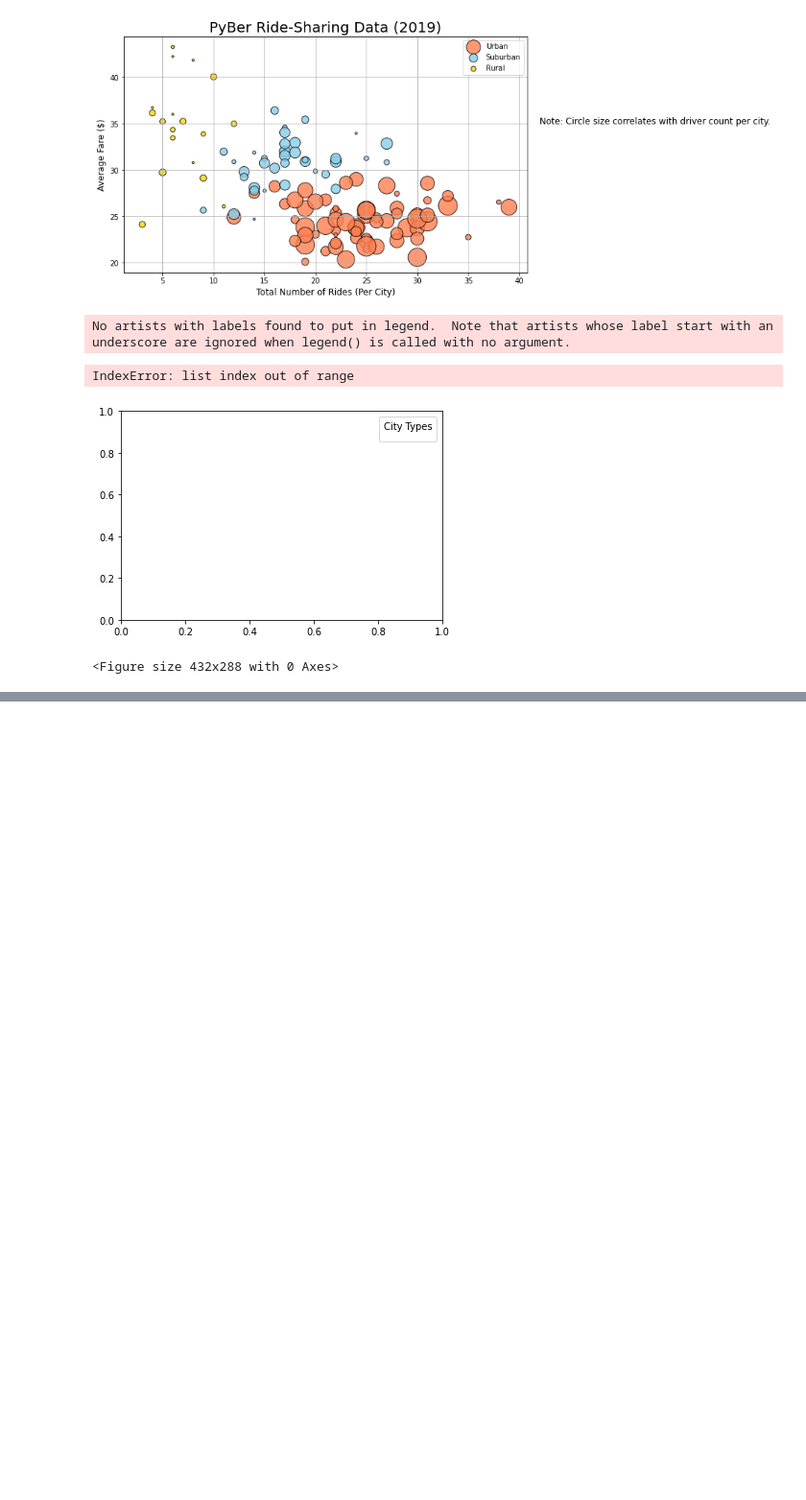
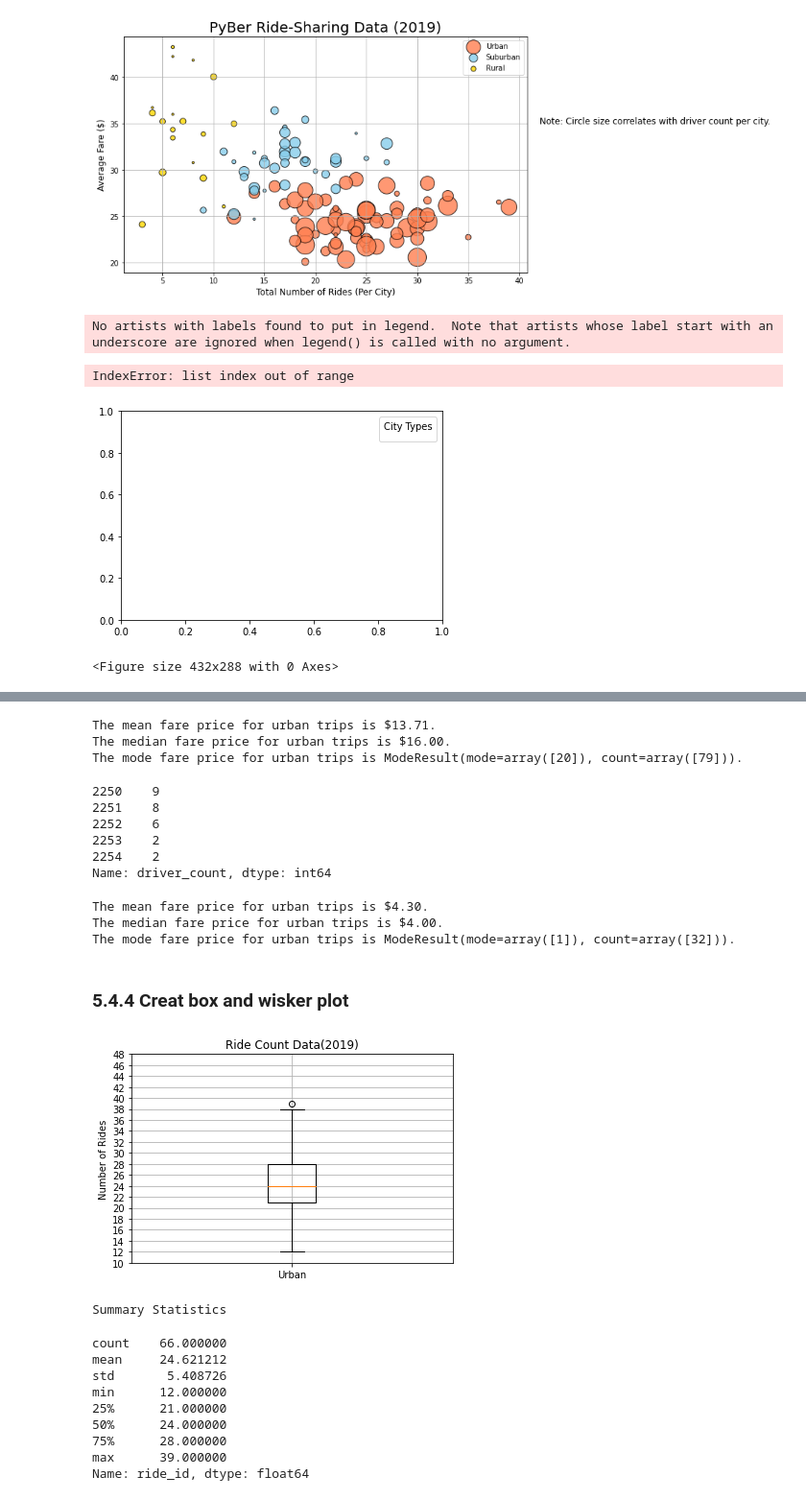
Before and after one commit to Rutgers-Data-Science-Bootcamp/-PyBer_Analysis, a Jupyter notebook: PyBer.ipynb, the cells around one changed output, grey strips where cells are left out. Shown: that part at 96% size. Cells and saved outputs as stored; diff of their text form; code cells hidden in the pictures; blank space fills up the shorter version.

```diff
--- a/PyBer.ipynb
+++ b/PyBer.ipynb
@@ -412,0 +680,40 @@ plt.savefig("Resources/Fig1.png")
+# %%
+# Calculate the measures of central tendency for the average fare for the urban cities.
+mean_suburban_drivers = np.mean(suburban_drivers)
+print(f"The mean fare price for urban trips is ${mean_suburban_drivers:.2f}.")
+
+median_suburban_drivers = np.median(suburban_drivers)
+print(f"The median fare price for urban trips is ${median_suburban_drivers:.2f}.")
+
+mode_suburban_drivers = sts.mode(suburban_drivers)
+print(f"The mode fare price for urban trips is {mode_suburban_drivers}.")
+# %% [output]
+The mean fare price for urban trips is $13.71.
+The median fare price for urban trips is $16.00.
+The mode fare price for urban trips is ModeResult(mode=array([20]), count=array([79])).
+# %%
+rural_drivers = rural_cities_df['driver_count']
+rural_drivers.head()
+# %% [output]
+2250    9
+2251    8
+2252    6
+2253    2
+2254    2
+Name: driver_count, dtype: int64
+# %%
+# Calculate the measures of central tendency for the average fare for the urban cities.
+mean_rural_drivers = np.mean(rural_drivers)
+print(f"The mean fare price for urban trips is ${mean_rural_drivers:.2f}.")
+
+median_rural_drivers = np.median(rural_drivers)
+print(f"The median fare price for urban trips is ${median_rural_drivers:.2f}.")
+
+mode_rural_drivers = sts.mode(rural_drivers)
+print(f"The mode fare price for urban trips is {mode_rural_drivers}.")
+# %% [output]
+The mean fare price for urban trips is $4.30.
+The median fare price for urban trips is $4.00.
+The mode fare price for urban trips is ModeResult(mode=array([1]), count=array([32])).
+# %% [markdown]
+### 5.4.4 Creat box and wisker plot
@@ -412,0 +722,25 @@ plt.savefig("Resources/Fig1.png")
+# %%
+# Create a box-and-whisker plot for the urban cities ride count.
+x_label =["Urban"]
+fig, ax = plt.subplots()
+ax.boxplot(urban_ride_count, labels=x_label)
+#Add the title, y-axis label and grid.
+ax.set_title("Ride Count Data(2019)")
+ax.set_ylabel("Number of Rides")
+ax.set_yticks(np.arange(10, 50, step =2.0))
+ax.grid()
+plt.show()
+print("Summary Statistics")
+urban_ride_count.describe()
+# %% [output]
+[figure, added]
+Summary Statistics
+count    66.000000
+mean     24.621212
+std       5.408726
+min      12.000000
+25%      21.000000
+50%      24.000000
+75%      28.000000
+max      39.000000
+Name: ride_id, dtype: float64
```
Also changed, not shown: parts of 42 cells of this notebook, 3 other files.
